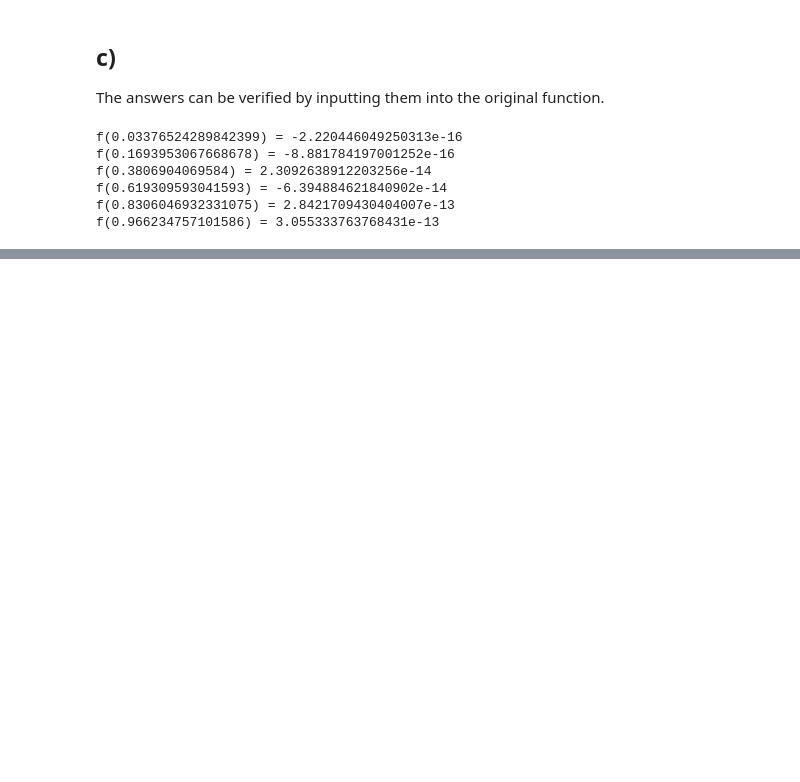
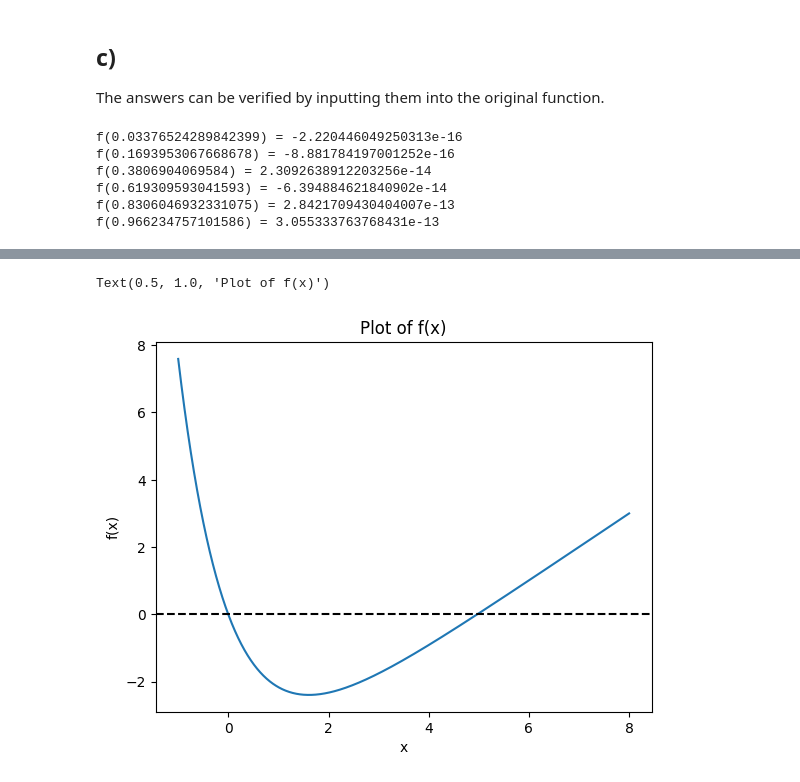
Before and after one commit to jifor/PH-762-Comp, a Jupyter notebook: Homework 3/Homework_3.ipynb, the cells around one changed output, grey strips where cells are left out. Drawn from its saved outputs; the diff is of its cells as text; code cells hidden in the pictures; blank space fills up the shorter version.

```diff
--- a/Homework 3/Homework_3.ipynb
+++ b/Homework 3/Homework_3.ipynb
@@ -68,0 +84,15 @@ f(0.966234757101586) = 3.055333763768431e-13
+# %%
+# define the function
+def f2(x):
+    return 5*np.exp(-x) + x - 5
+
+# plot the funtion to get a guess as to where the other 0 is
+x = np.linspace(-1, 8, 1001)
+plt.plot(x,f2(x))
+plt.axhline(y=0, ls='--', c='k')
+plt.xlabel('x')
+plt.ylabel('f(x)')
+plt.title('Plot of f(x)')
+# %% [output]
+Text(0.5, 1.0, 'Plot of f(x)')
+[figure, added]
```
Also changed, not shown: parts of 17 cells of this notebook, 3 other files.
